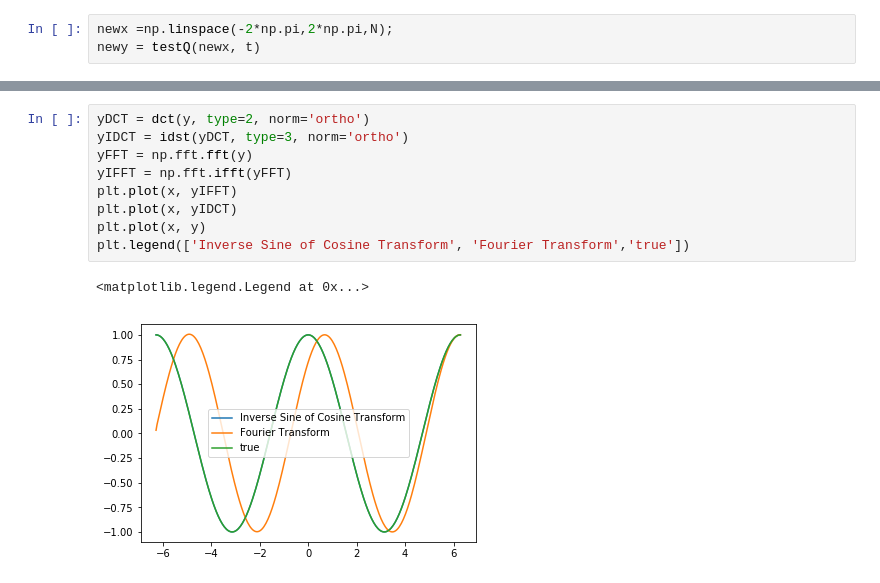
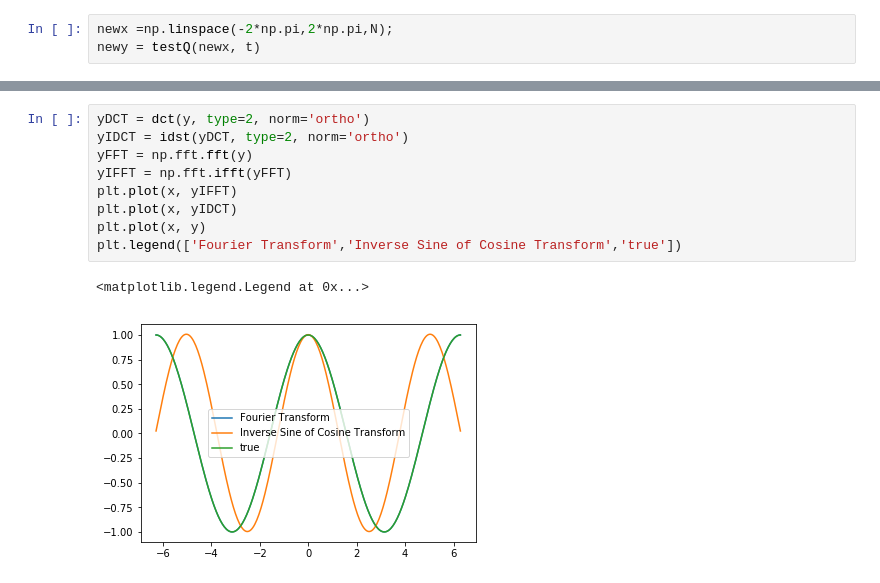
Before and after one commit to sultanaitzhan/Capstone, a Jupyter notebook: Numerical Work/The half-line term.ipynb, the cells around one changed output, grey strips where cells are left out. Drawn from its saved outputs; the diff is of its cells as text.

```diff
--- a/Numerical Work/The half-line term.ipynb
+++ b/Numerical Work/The half-line term.ipynb
@@ -71,13 +70,13 @@ plt.plot(x, y)
 [figure]
 # %%
 yDCT = dct(y, type=2, norm='ortho')
-yIDCT = idst(yDCT, type=3, norm='ortho')
+yIDCT = idst(yDCT, type=2, norm='ortho')
 yFFT = np.fft.fft(y)
 yIFFT = np.fft.ifft(yFFT)
 plt.plot(x, yIFFT)
 plt.plot(x, yIDCT)
 plt.plot(x, y)
-plt.legend(['Inverse Sine of Cosine Transform', 'Fourier Transform','true'])
+plt.legend(['Fourier Transform','Inverse Sine of Cosine Transform','true'])
 # %% [output]
 <matplotlib.legend.Legend at 0x...>
-[figure, old version]
+[figure, new version]
```
Also changed, not shown: parts of 3 cells of this notebook, 8 other files.
